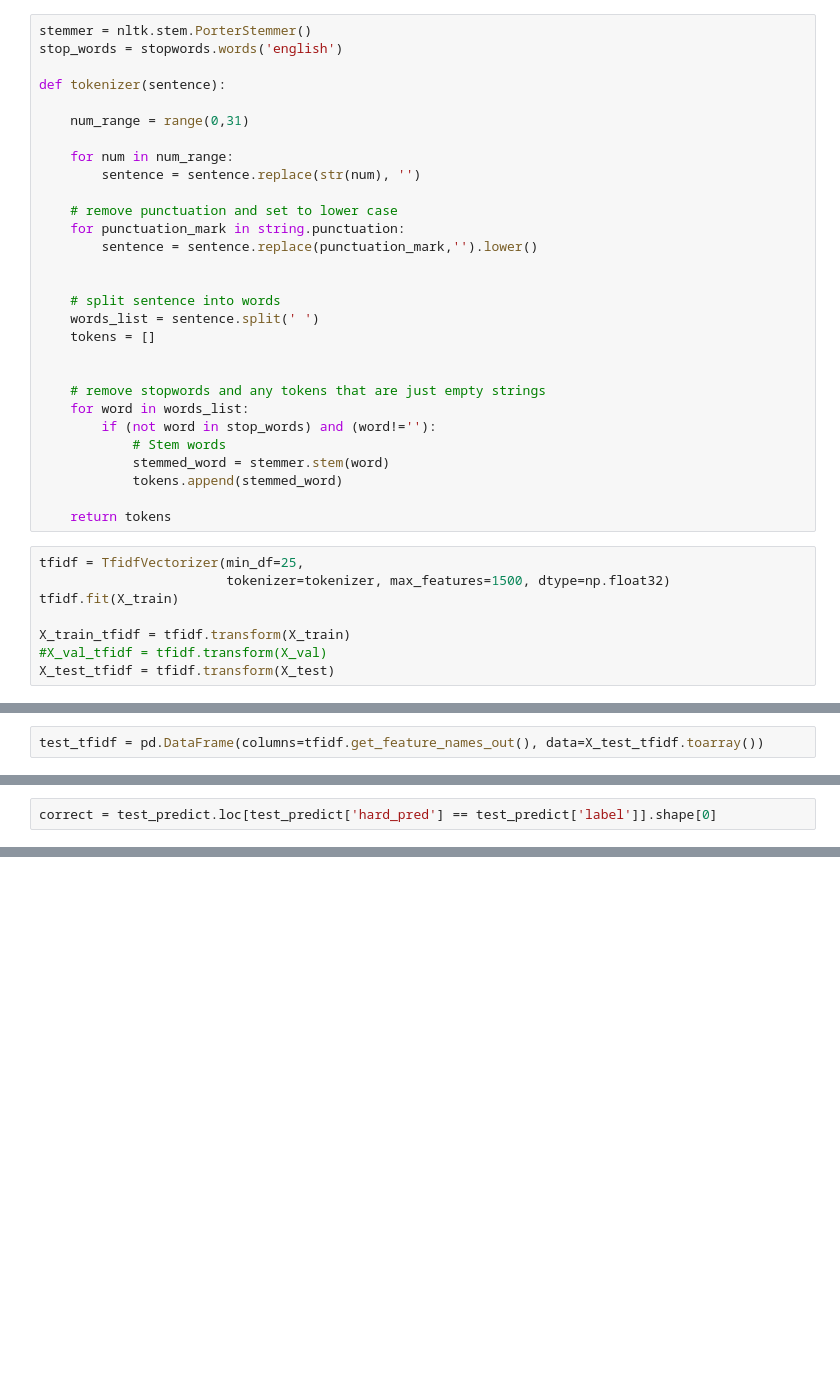
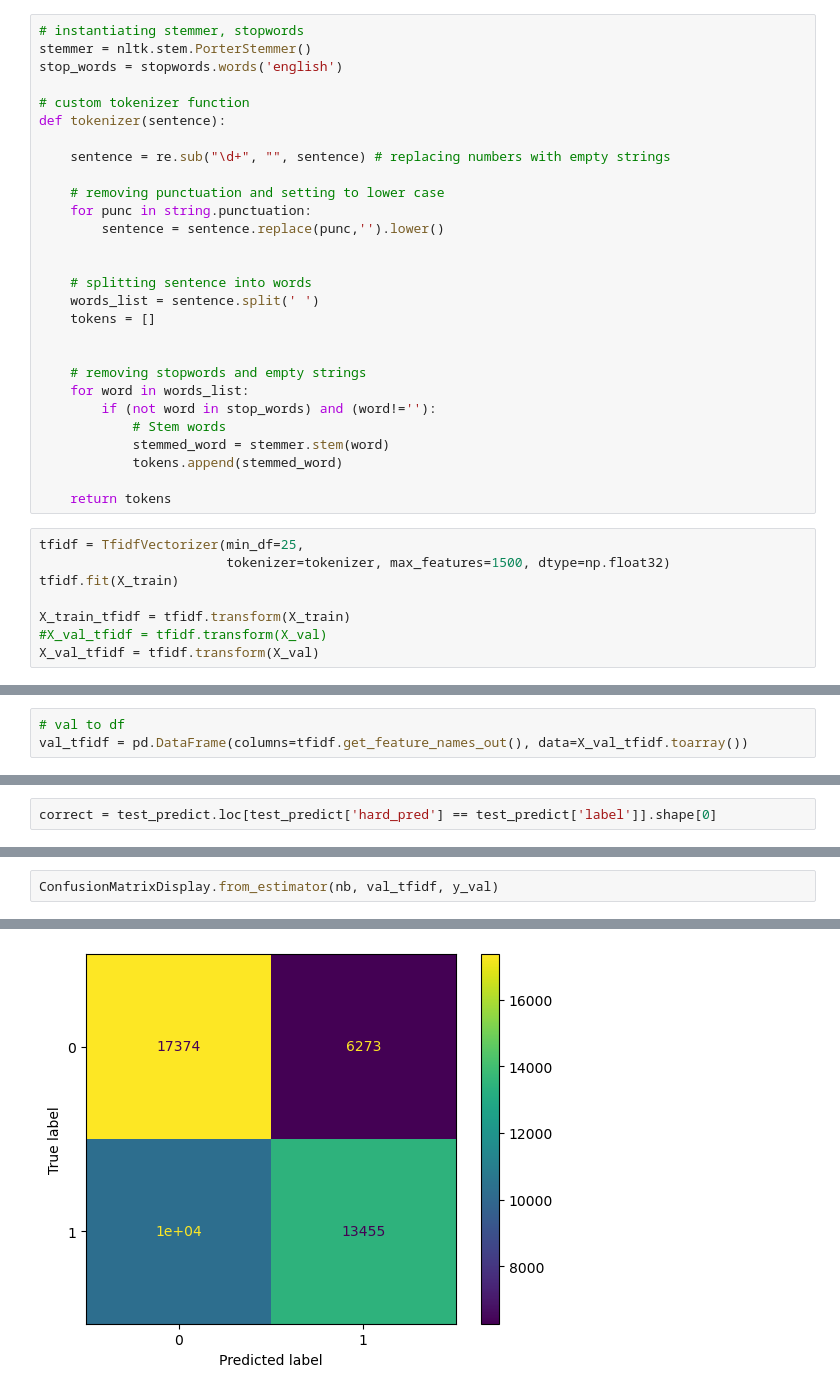
Before and after one commit to Sveto-G/Reddit-Sarcasm, a Jupyter notebook: Notebooks/TFIDF_naive_bayes.ipynb, the cells around one changed output, grey strips where cells are left out. Drawn from its saved outputs; the diff is of its cells as text; blank space fills up the shorter version.

```diff
--- a/Notebooks/TFIDF_naive_bayes.ipynb
+++ b/Notebooks/TFIDF_naive_bayes.ipynb
@@ -64,25 +51,24 @@ X_train, X_test, y_train, y_test = train_test_split(X, y, test_size=0.25, random
 # %%
+# instantiating stemmer, stopwords
 stemmer = nltk.stem.PorterStemmer()
 stop_words = stopwords.words('english')
 
+# custom tokenizer function
 def tokenizer(sentence):
 
-    num_range = range(0,31)
+    sentence = re.sub("\d+", "", sentence) # replacing numbers with empty strings
 
-    for num in num_range:
-        sentence = sentence.replace(str(num), '')
-
-    # remove punctuation and set to lower case
-    for punctuation_mark in string.punctuation:
-        sentence = sentence.replace(punctuation_mark,'').lower()
+    # removing punctuation and setting to lower case
+    for punc in string.punctuation:
+        sentence = sentence.replace(punc,'').lower()
 
 
-    # split sentence into words
+    # splitting sentence into words
     words_list = sentence.split(' ')
     tokens = []
 
 
-    # remove stopwords and any tokens that are just empty strings
+    # removing stopwords and empty strings
     for word in words_list:
         if (not word in stop_words) and (word!=''):
             # Stem words
@@ -97,5 +83,5 @@ tfidf.fit(X_train)
 
 X_train_tfidf = tfidf.transform(X_train)
 #X_val_tfidf = tfidf.transform(X_val)
-X_test_tfidf = tfidf.transform(X_test)
+X_val_tfidf = tfidf.transform(X_val)
 # %%
@@ -102,6 +89,7 @@ X_test_tfidf = tfidf.transform(X_test)
 train_tfidf = pd.DataFrame(columns=tfidf.get_feature_names_out(), data=X_train_tfidf.toarray())
 # %%
-test_tfidf = pd.DataFrame(columns=tfidf.get_feature_names_out(), data=X_test_tfidf.toarray())
+# val to df
+val_tfidf = pd.DataFrame(columns=tfidf.get_feature_names_out(), data=X_val_tfidf.toarray())
 # %%
 nb = BernoulliNB()
 
@@ -175,0 +153,3 @@ Correct prediction percentage: %65.56
+# %%
+ConfusionMatrixDisplay.from_estimator(nb, val_tfidf, y_val)
+# %% [output]
@@ -175,0 +157 @@ Correct prediction percentage: %65.56
+[figure, added]
```
Also changed, not shown: parts of 34 cells of this notebook, 2 other files.
